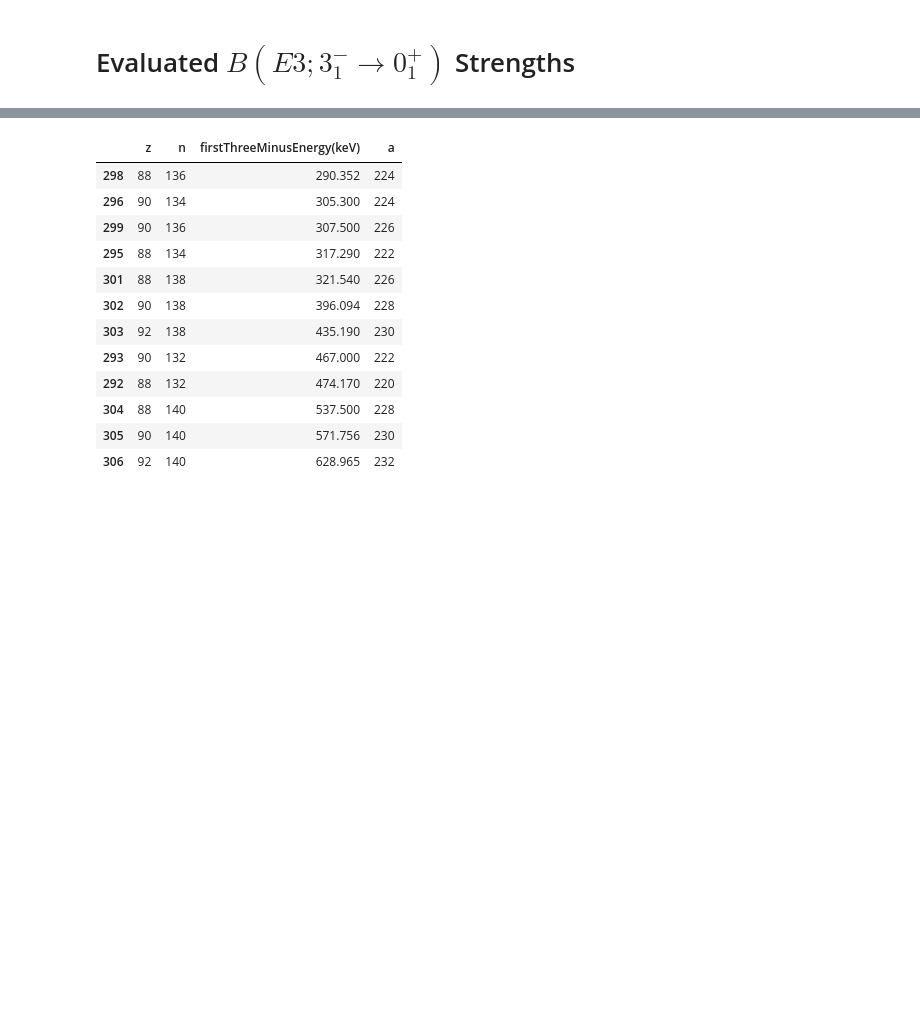
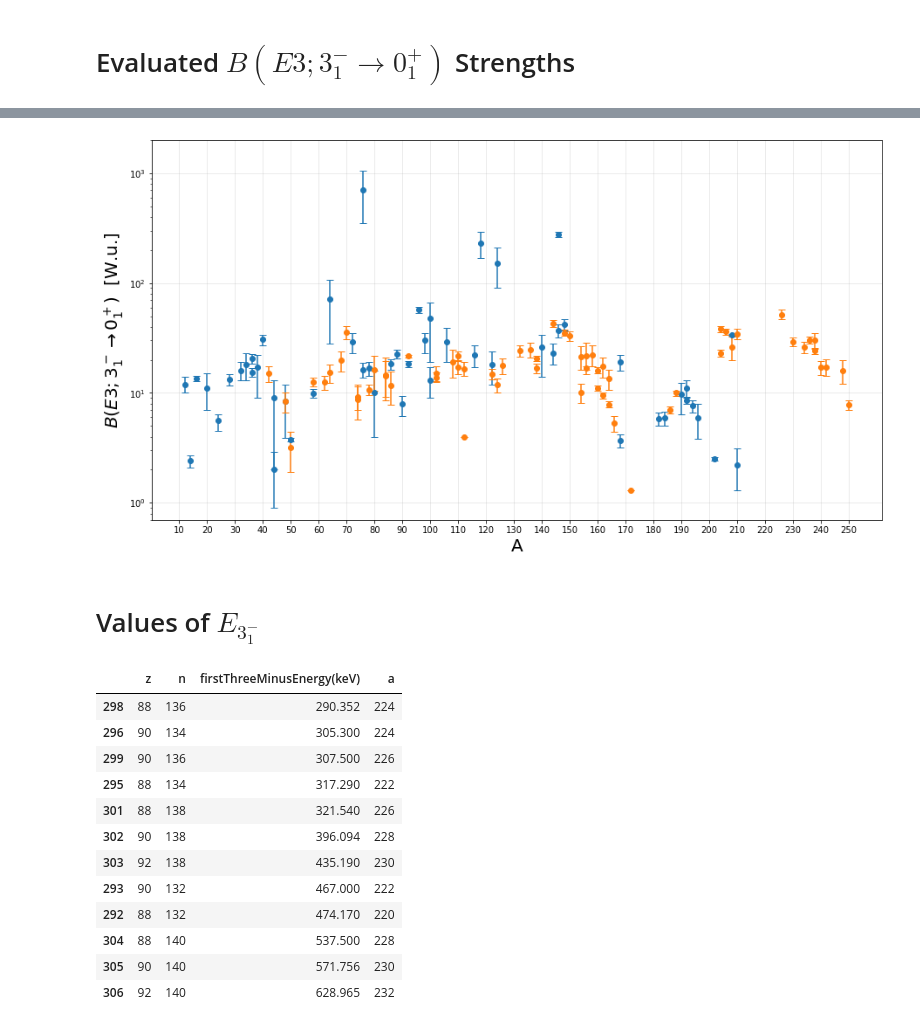
Before and after one commit to arestrepogiraldo2200/Octupole_deformation, a Jupyter notebook: r3Y3_operator/Updated_E3_&_B(E3)/First_3_minus_and_BE3.ipynb, the cells around one changed output, grey strips where cells are left out. Saved outputs shown, nothing was run; the diff lists cells and outputs as text; code cells hidden in the pictures; blank space fills up the shorter version.

```diff
--- a/r3Y3_operator/Updated_E3_&_B(E3)/First_3_minus_and_BE3.ipynb
+++ b/r3Y3_operator/Updated_E3_&_B(E3)/First_3_minus_and_BE3.ipynb
@@ -58,3 +156,20 @@ for i in range(61):
+# %%
+plt.figure(figsize=(15,8))
+plt.errorbar(np.array(expZ)+np.array(expN), exp, yerr=np.array(experr).T, fmt='o', ecolor = 'C0', capsize=4)
+plt.errorbar(np.array(comZ)+np.array(comN), com, yerr=np.array(comerr).T, fmt='o', color = 'C1', ecolor = 'C1', capsize=4)
+
+plt.ylabel(r"$B(E3;3^-_{1}\rightarrow 0^+_{1})$  [W.u.]", fontsize=20)
+plt.xlabel("A", fontsize=20)
+
+plt.yscale("log")
+plt.xticks(np.arange(10, 260, step=10))
+plt.grid(alpha=0.3)
+plt.ylim(0.7,2000)
+plt.show()
+# %% [output]
+[figure, added]
+# %% [markdown]
+# Values of  $E_{3_1^-}$
 # %%
 first3 = pd.read_csv("First_3_minus_EvenEven.csv")
 first3["a"] = first3["n"] + first3["z"]
```
Also changed, not shown: parts of 9 cells of this notebook, 6 other files.
